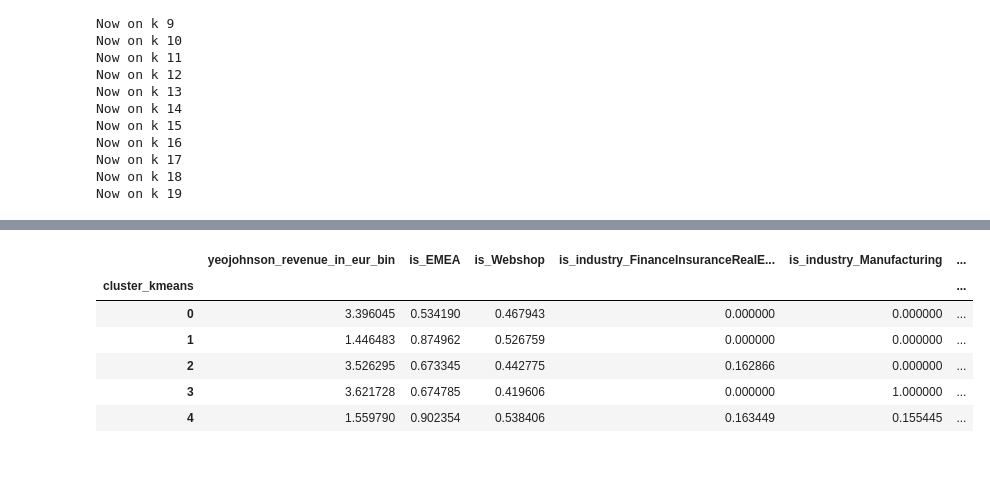
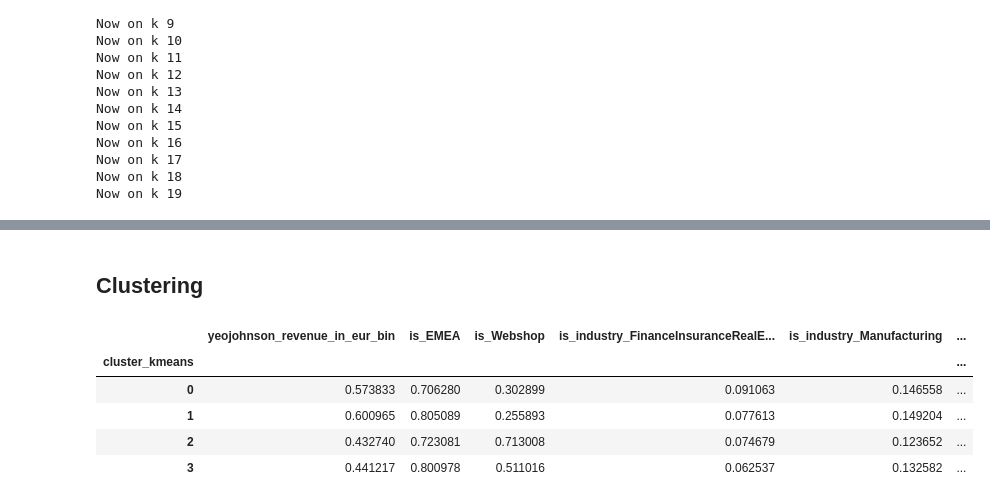
Before and after one commit to Magolizen34/cvs-transformers, a Jupyter notebook: notebooks/baseline_model.ipynb, the cells around one changed output, grey strips where cells are left out. Drawn from its saved outputs; the diff is of its cells as text; code cells hidden in the pictures; blank space fills up the shorter version.

```diff
--- a/notebooks/baseline_model.ipynb
+++ b/notebooks/baseline_model.ipynb
@@ -12,7 +14,7 @@ import seaborn as sns
 import warnings # ignore warnings
 warnings.filterwarnings('ignore')
 # %%
-df = pd.read_csv('../data/final_df.csv', sep='|')
+df = pd.read_csv('../data/final_df_normalized.csv', sep='|')
 # %%
 df.info()
 # %% [output]
@@ -55,6 +57,12 @@ features_df = df.drop(columns=['account_id'])
 
 # Convert DataFrame to numpy array
 features = features_df.to_numpy()
+# %%
+# Selecting the last 2 Features
+scores_df = features_df.iloc[:, -2:]
+
+# Convert DataFrame to numpy array
+score_features = scores_df.to_numpy()
 # %% [markdown]
 ## Determine the number of clusters(k)
 # %%
@@ -99,13 +107,21 @@ plt.show()
+# %% [markdown]
+## Clustering
 # %%
-kmeans = KMeans(n_clusters=5, random_state=0).fit(features)
+# Fit the KMeans model
+kmeans = KMeans(n_clusters=4, random_state=0).fit(score_features)
+
+# Get the cluster labels
 cluster_labels = kmeans.labels_
-df['cluster_kmeans'] = kmeans.predict(features)
+
+# Get the cluster centers
+cluster_centers = kmeans.cluster_centers_
+
+df['cluster_kmeans'] = kmeans.predict(score_features)
 df.groupby(['cluster_kmeans']).mean()
 # %% [output]
 |  | yeojohnson_revenue_in_eur_bin | is_EMEA | is_Webshop | is_industry_FinanceInsuranceRealE... | is_industry_Manufacturing | ... |
 | cluster_kmeans |  |  |  |  |  | ... |
-| 0 | 3.396045 | 0.534190 | 0.467943 | 0.000000 | 0.000000 | ... |
-| 1 | 1.446483 | 0.874962 | 0.526759 | 0.000000 | 0.000000 | ... |
-| 2 | 3.526295 | 0.673345 | 0.442775 | 0.162866 | 0.000000 | ... |
-| 3 | 3.621728 | 0.674785 | 0.419606 | 0.000000 | 1.000000 | ... |
-| 4 | 1.559790 | 0.902354 | 0.538406 | 0.163449 | 0.155445 | ... |
+| 0 | 0.573833 | 0.706280 | 0.302899 | 0.091063 | 0.146558 | ... |
+| 1 | 0.600965 | 0.805089 | 0.255893 | 0.077613 | 0.149204 | ... |
+| 2 | 0.432740 | 0.723081 | 0.713008 | 0.074679 | 0.123652 | ... |
+| 3 | 0.441217 | 0.800978 | 0.511016 | 0.062537 | 0.132582 | ... |
```
Also changed, not shown: parts of 14 cells of this notebook.
